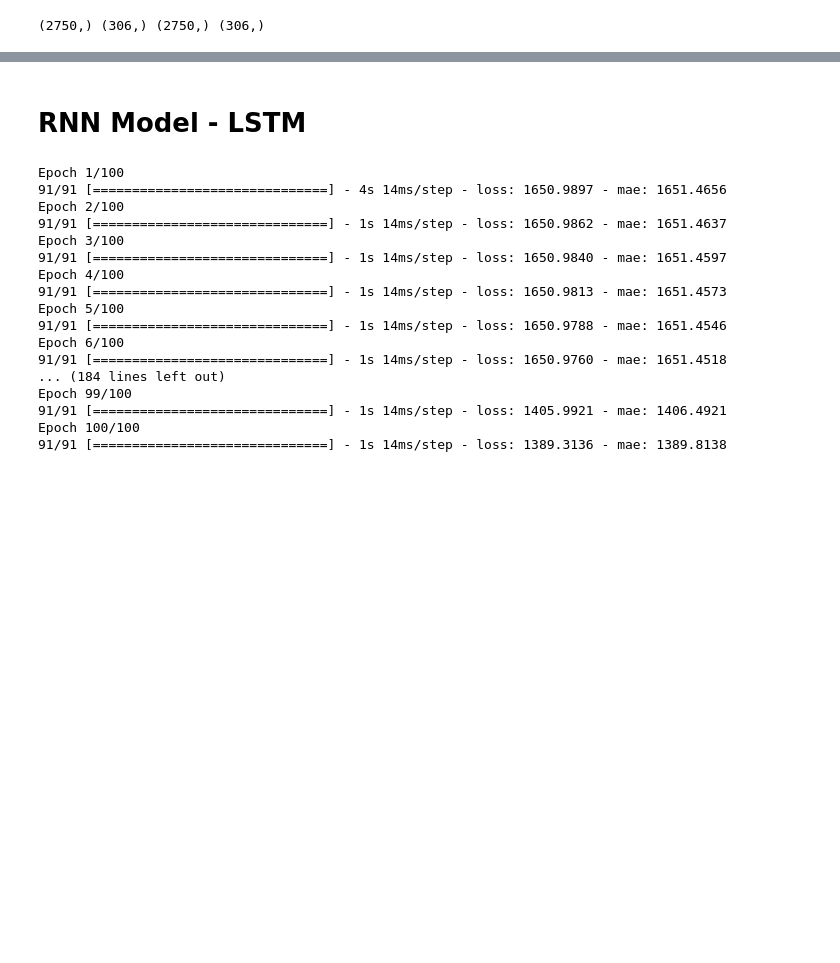
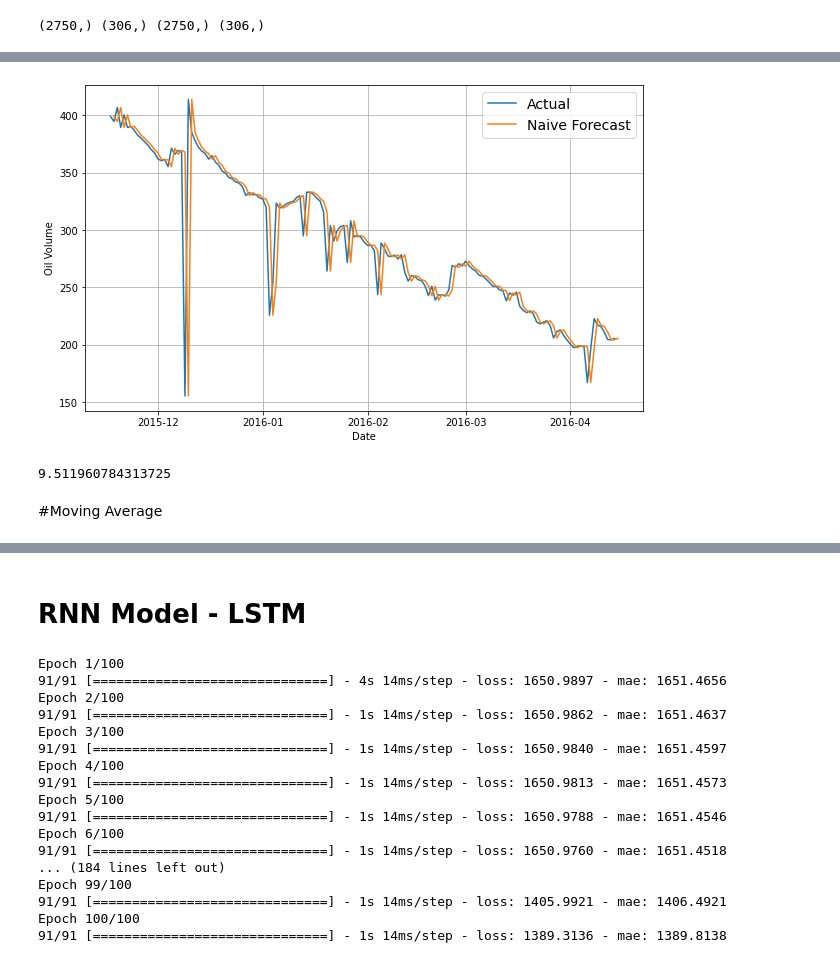
Before and after one commit to topefolorunso/NN-Based-Oil-Prediction-Model-w-Time-Series-Forecasting, a Jupyter notebook: 507_508/model.ipynb, the cells around one changed output, grey strips where cells are left out. Saved outputs shown, nothing was run; the diff lists cells and outputs as text; code cells hidden in the pictures; blank space fills up the shorter version.

```diff
--- a/507_508/model.ipynb
+++ b/507_508/model.ipynb
@@ -95,0 +96,14 @@ print(x_train.shape, x_valid.shape, date_train.shape, date_valid.shape)
+# %%
+naive_forecast = oil_data[split_date - 1:-1]
+# %%
+plt.figure(figsize=(10, 6))
+plot_series(date_valid, x_valid, start=0, end=150, label="Actual")
+plot_series(date_valid, naive_forecast, start=1, end=151, label="Naive Forecast")
+# %% [output]
+[figure, added]
+# %%
+keras.metrics.mean_absolute_error(x_valid, naive_forecast).numpy()
+# %% [output]
+9.511960784313725
+# %% [markdown]
+#Moving Average
```
Also changed, not shown: parts of 28 cells of this notebook.
